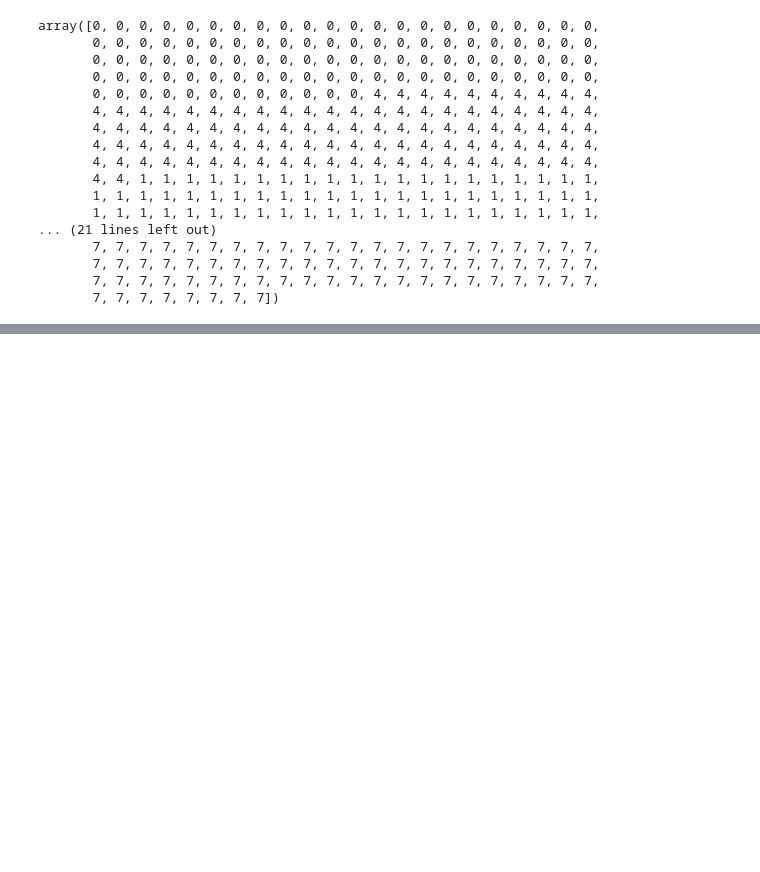
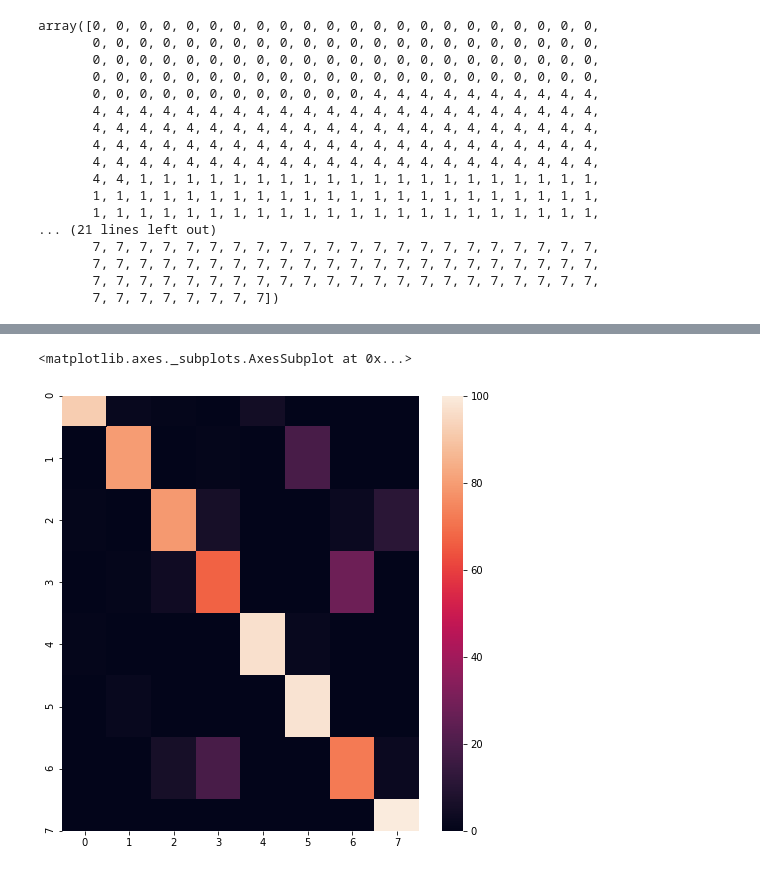
Before and after one commit to jpvt/Deep_Learning, a Jupyter notebook: Assignment_1/Exercise_3/Exercise_3.ipynb, the cells around one changed output, grey strips where cells are left out. Drawn from its saved outputs; the diff is of its cells as text; code cells hidden in the pictures; blank space fills up the shorter version.

Commit message:
confusion_matrix

```diff
--- a/Assignment_1/Exercise_3/Exercise_3.ipynb
+++ b/Assignment_1/Exercise_3/Exercise_3.ipynb
@@ -120,0 +122,8 @@ accuracy_score(np.argmax(y_test, axis=1), np.argmax(y_pred, axis=1))
+# %%
+cf_matrix = confusion_matrix(np.argmax(y_test, axis =1), np.argmax(y_pred,axis =1))
+# %%
+plt.figure(figsize=(8,8))
+sns.heatmap(cf_matrix)
+# %% [output]
+<matplotlib.axes._subplots.AxesSubplot at 0x...>
+[figure, added]
```
Also changed, not shown: parts of 6 cells of this notebook.
